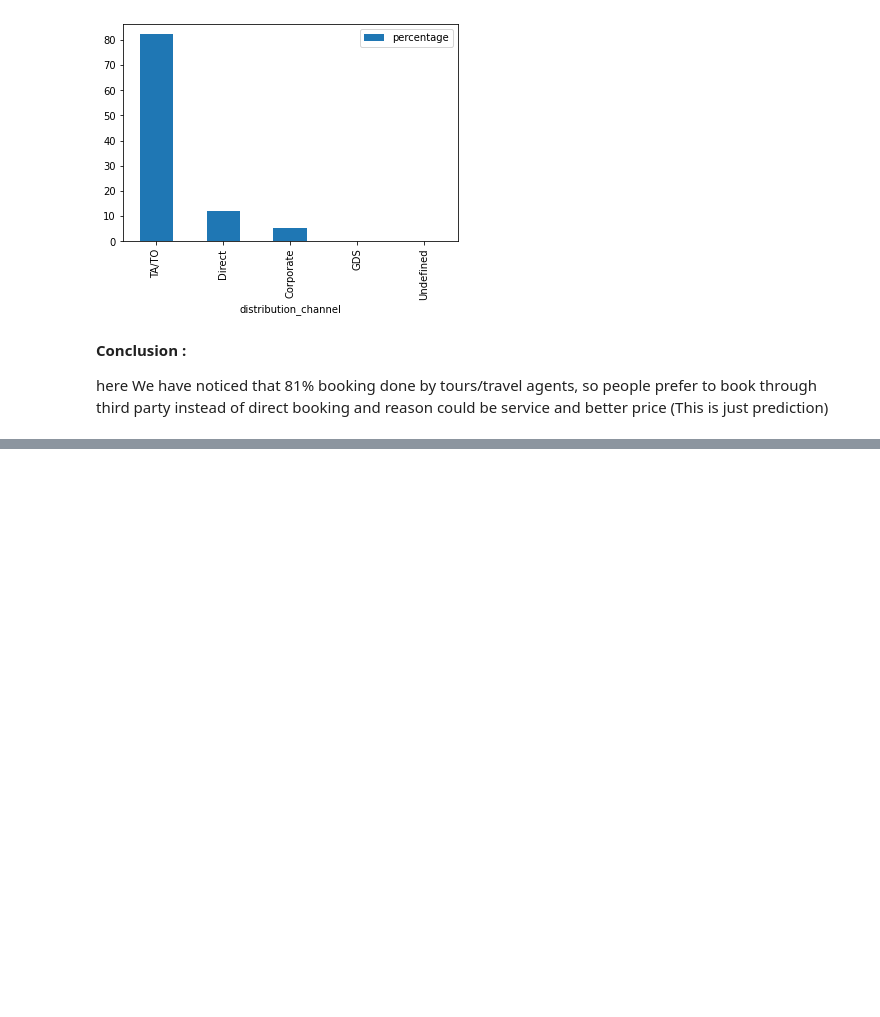
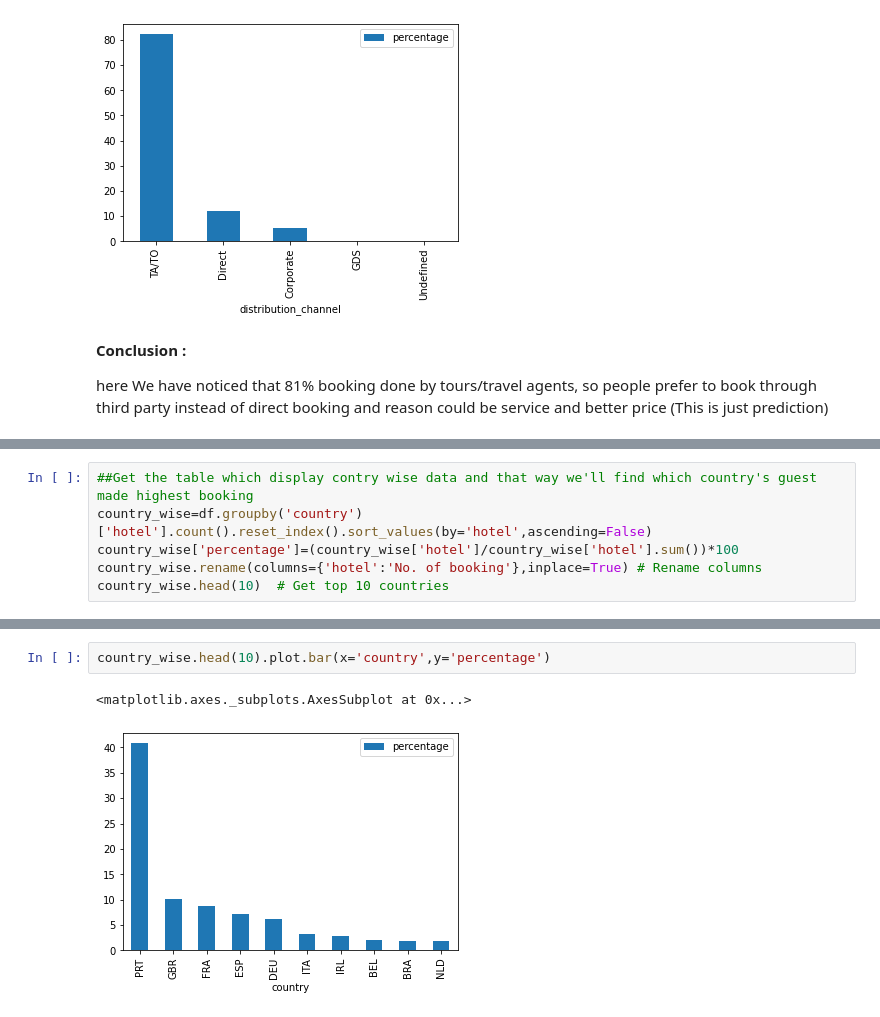
Before and after one commit to NV1511/Hotel-Booking-Data-Analysis, a Jupyter notebook: Capstone_Project_Hotel_Booking_Analysis.ipynb, the cells around one changed output, grey strips where cells are left out. Drawn from its saved outputs; the diff is of its cells as text; blank space fills up the shorter version.

```diff
--- a/Capstone_Project_Hotel_Booking_Analysis.ipynb
+++ b/Capstone_Project_Hotel_Booking_Analysis.ipynb
@@ -313,0 +357,6 @@ here We have noticed that 81% booking done by tours/travel agents, so people pre
+# %%
+##Get the table which display contry wise data and that way we'll find which country's guest made highest booking
+country_wise=df.groupby('country')['hotel'].count().reset_index().sort_values(by='hotel',ascending=False)
+country_wise['percentage']=(country_wise['hotel']/country_wise['hotel'].sum())*100
+country_wise.rename(columns={'hotel':'No. of booking'},inplace=True) # Rename columns
+country_wise.head(10)  # Get top 10 countries
@@ -313,0 +375,5 @@ here We have noticed that 81% booking done by tours/travel agents, so people pre
+# %%
+country_wise.head(10).plot.bar(x='country',y='percentage')
+# %% [output]
+<matplotlib.axes._subplots.AxesSubplot at 0x...>
+[figure, added]
```
Also changed, not shown: parts of 9 cells of this notebook.
